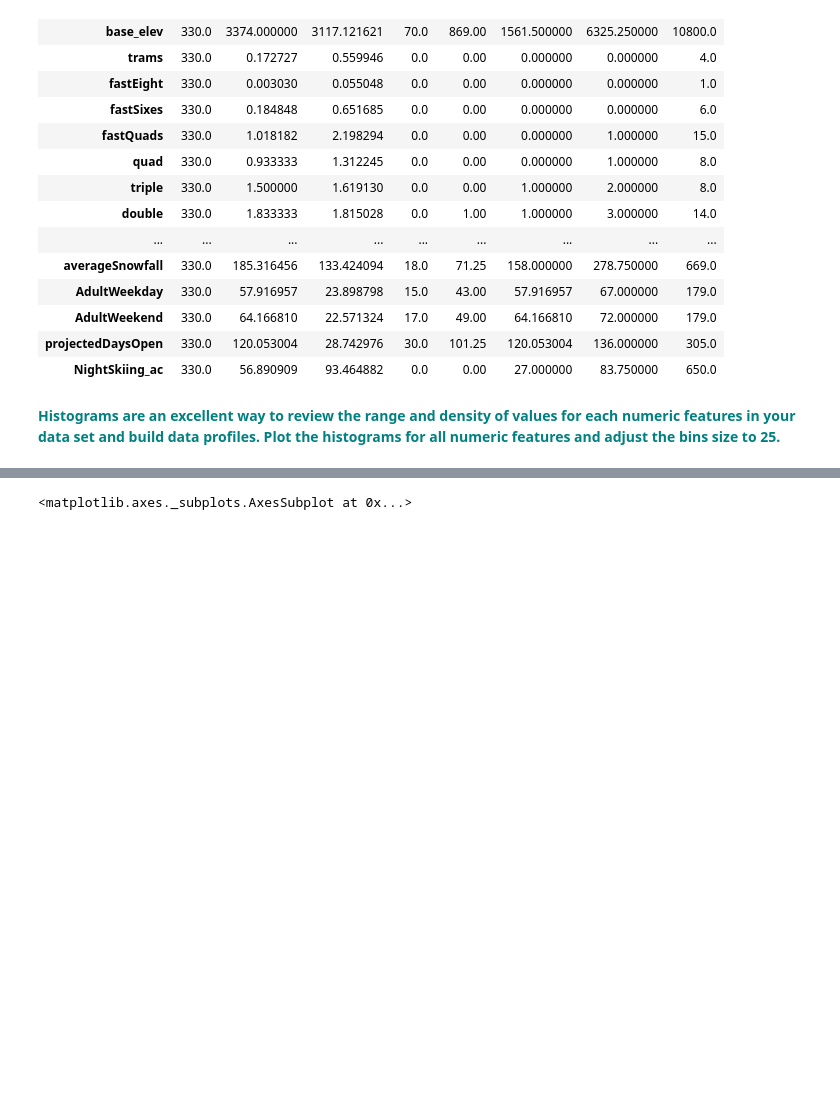
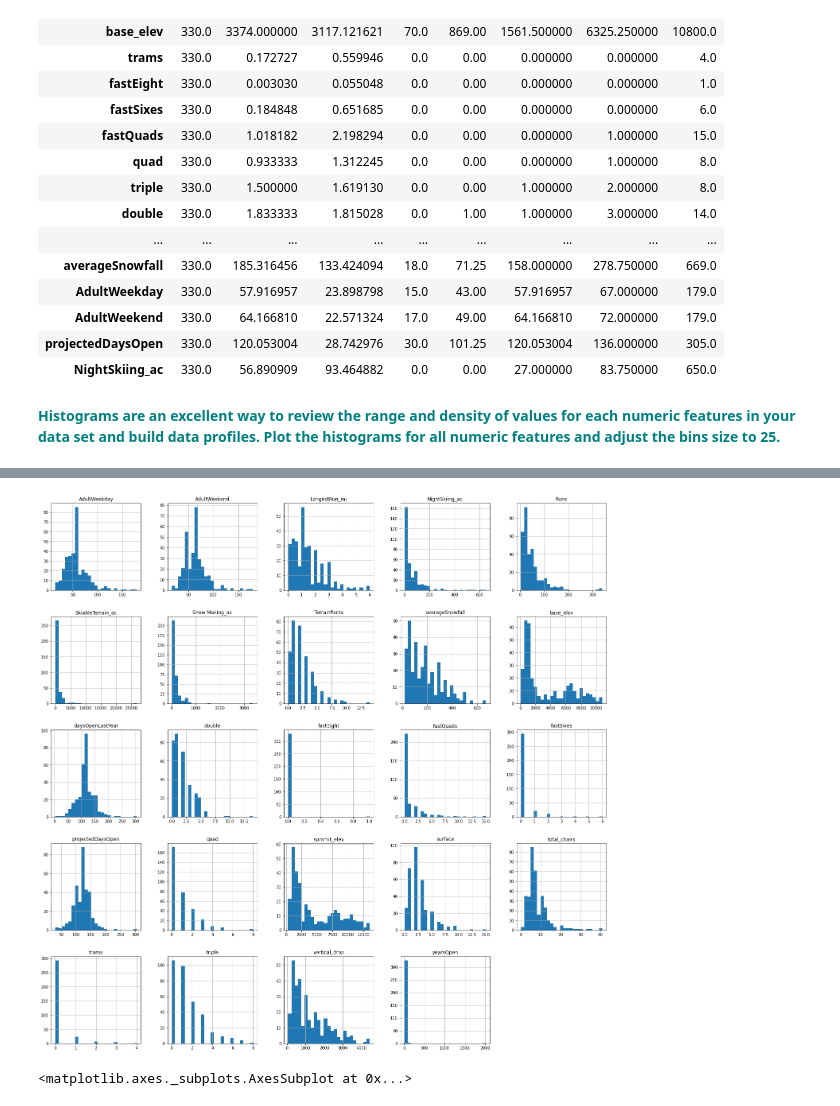
Before and after one commit to asaadkhattab/GuidedCapstone-BigMountainResort, a Jupyter notebook: Step3 - Exploratory Data Analysis.ipynb, the cells around one changed output, grey strips where cells are left out. Saved outputs shown, nothing was run; the diff lists cells and outputs as text; code cells hidden in the pictures; blank space fills up the shorter version.

```diff
--- a/Step3 - Exploratory Data Analysis.ipynb
+++ b/Step3 - Exploratory Data Analysis.ipynb
@@ -95,3 +95,7 @@ df.plot(kind='hist',bins =10)
+# %%
+hist = df.hist(bins=25,figsize =(25,25))
+# %% [output]
+[figure, added]
 # %%
 df['summit_elev'].plot(kind='hist', bins = 25, title="Summit Elev")
 # %% [output]
```
Also changed, not shown: parts of 36 cells of this notebook, 2 other files.
